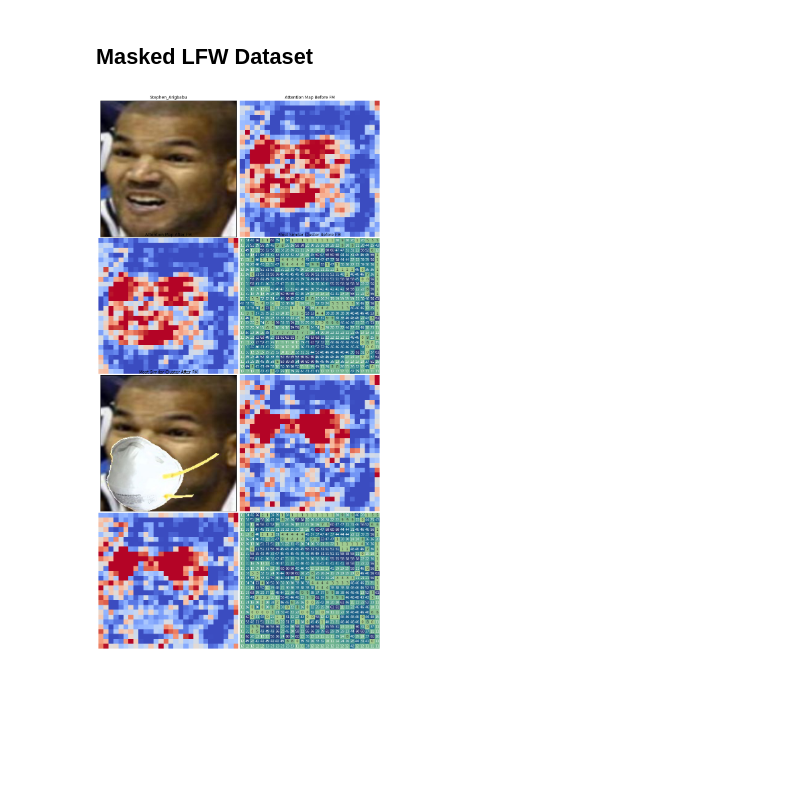
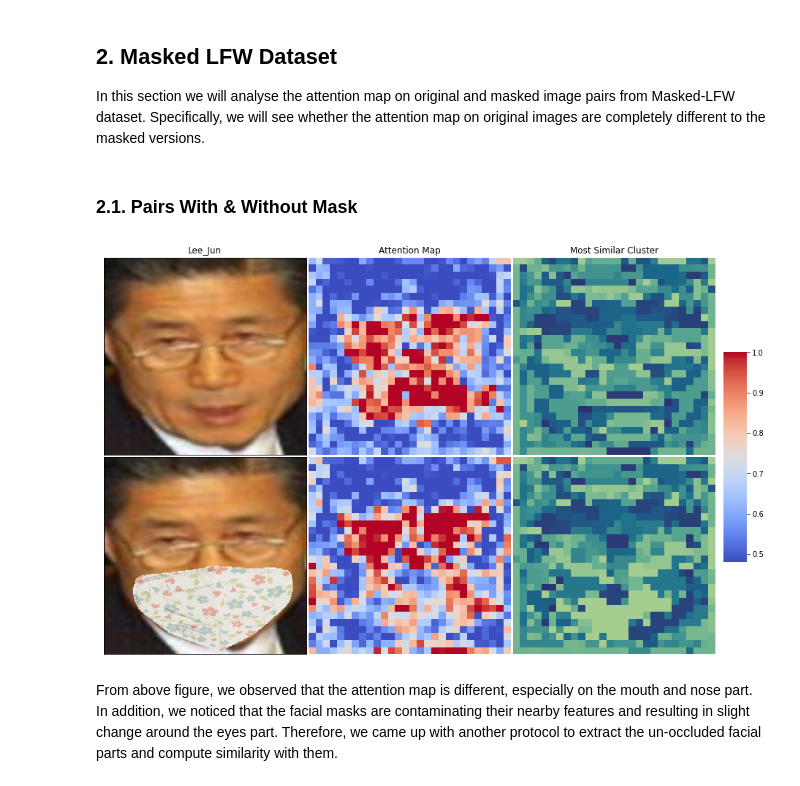
Before and after one commit to suryaParyanta/Final_year_project, a Jupyter notebook: notebooks/visualize_attention_face.ipynb, the cells around one changed output. Drawn from its saved outputs; the diff is of its cells as text; code cells hidden in the pictures; blank space fills up the shorter version.

```diff
--- a/notebooks/visualize_attention_face.ipynb
+++ b/notebooks/visualize_attention_face.ipynb
@@ -175,3 +248,6 @@ plt.show()
 # %% [markdown]
-## Masked LFW Dataset
+<a name='2'> </a>
+## 2. Masked LFW Dataset
+
+In this section we will analyse the attention map on original and masked image pairs from Masked-LFW dataset. Specifically, we will see whether the attention map on original images are completely different to the masked versions.
 # %%
@@ -220,7 +301,7 @@ def get_pairs_images(pair_line, file_ext = ''):
         filename1 = f'{pair_line[0]}_' + fileid1 + file_ext + '.jpg'
         filename2 = f'{pair_line[2]}_' + fileid2 + file_ext + '.jpg'
 
-    return filename1, filename2
+    return filename1, filename2, False
 
 
 def get_masked_pairs(pair_line, file_ext = ''):
@@ -244,8 +325,17 @@ def predict(model, image, device = 'cpu'):
     with torch.no_grad():
         feature, additional_loss, additional_output = model(image)
 
-        attn_before = additional_output['attn_map'][0]
-        attn_after = additional_output['attn_map'][-1]
-        sim_cluster = additional_output['similar_cluster']
+        attn_second_last = additional_output["attn_map"][-1]
+        sim_cluster = additional_output["sim_cluster"][-1]
 
-    return feature, {"attn_before": attn_before, "attn_after": attn_after, "similar_cluster": sim_cluster}
+    return feature, attn_second_last, sim_cluster
+
+
+# define transformation
+transform_face = transforms.Compose([
+    transforms.Resize((224, 224)),
+    transforms.ToTensor(),
+    transforms.Normalize(mean = (0.5, 0.5, 0.5), std = (0.5, 0.5, 0.5))
+])
+
+pairs = read_pairs(test_root, test_annot)
@@ -274,56 +342,55 @@ face_model.eval();
+# %% [markdown]
+<a name='2.1'> </a>
+### 2.1. Pairs With & Without Mask
 # %%
 sample_idx = np.random.randint(len(pairs), size = 1)[0]
 
 sample_pairs = pairs[sample_idx]
 filename1, filename2, _ = get_masked_pairs(sample_pairs)
 
-img1 = Image.open(os.path.join(dataset_root, test_data, filename1)).convert('RGB')
-img2 = Image.open(os.path.join(dataset_root, test_data, filename2)).convert('RGB')
+img1 = Image.open(os.path.join(test_root, test_images, filename1)).convert('RGB')
+img2 = Image.open(os.path.join(test_root, test_images, filename2)).convert('RGB')
 
 tensor_img1 = transform_face(img1).unsqueeze(0)
 tensor_img2 = transform_face(img2).unsqueeze(0)
 
-_, outputs1 = predict(face_model, tensor_img1, device = device)
-attn_before1 = torch.squeeze(outputs1["attn_before"]).to("cpu").numpy()
-attn_after1 = torch.squeeze(outputs1["attn_after"]).to("cpu").numpy()
-sim_cluster_before = torch.squeeze(outputs1["similar_cluster"][0]).to("cpu").numpy()
-sim_cluster_after = torch.squeeze(outputs1["similar_cluster"][1]).to("cpu").numpy()
+_, attn_second_last, sim_cluster = predict(model, tensor_img1, device = device)
+attn_second_last = torch.squeeze(attn_second_last).to("cpu").numpy()
+sim_cluster = torch.squeeze(sim_cluster).to("cpu").numpy()
 
-_, outputs2 = predict(face_model, tensor_img2, device = device)
-attn_before2 = torch.squeeze(outputs2["attn_before"]).to("cpu").numpy()
-attn_after2 = torch.squeeze(outputs2["attn_after"]).to("cpu").numpy()
-sim_cluster_before2 = torch.squeeze(outputs2["similar_cluster"][0]).to("cpu").numpy()
-sim_cluster_after2 = torch.squeeze(outputs2["similar_cluster"][1]).to("cpu").numpy()
+_, attn_second_last2, sim_cluster2 = predict(model, tensor_img2, device = device)
+attn_second_last2 = torch.squeeze(attn_second_last2).to("cpu").numpy()
+sim_cluster2 = torch.squeeze(sim_cluster2).to("cpu").numpy()
+
+data = [[img1, attn_second_last, sim_cluster],
+        [img2, attn_second_last2, sim_cluster2]]
 
 # visualize the result
 id_name1 = filename1.split('_0')[0]
 id_name2 = filename2.split('_0')[0]
 
-fig, ax = plt.subplots(4,2, figsize = (15,30))
+fig, ax = plt.subplots(2,3, figsize = (15,10))
+cbar_ax = fig.add_axes([.91, .3, .03, .4])
 ax = ax.flat
 
-data = [[img1, attn_before1, attn_after1 , sim_cluster_after],
-        [img2, attn_before2, attn_after2, sim_cluster_after2]]
-
-for i in range(0, 8, 4):
-    ax[i].imshow(data[i//3][0])
-
-    sns.heatmap(data[i//3][1], cmap = 'coolwarm', ax = ax[i+1], cbar = False)
-    sns.heatmap(data[i//3][2], cmap = 'coolwarm', ax = ax[i+2], cbar = False)
-
-    sns.heatmap(data[i//3][3], cmap = "crest", ax = ax[i+3], cbar = False, annot = True)
+for i in range(0, len(ax), 3):
+    ax[i].imshow(data[i//3][0], aspect = "auto")
+    sns.heatmap(data[i//3][1], cmap = 'coolwarm',
+                ax = ax[i+1], cbar = i+1 == 1, cbar_ax = None if i+1 != 1 else cbar_ax)
+    sns.heatmap(data[i//3][2], cmap = "crest", ax = ax[i+2], cbar = False, annot = False)
 
 ax[0].set_title(id_name1)
-ax[1].set_title("Attention Map Before FM")
-ax[2].set_title("Attention Map After FM")
-ax[3].set_title("Most Similar Cluster Before FM")
-ax[4].set_title("Most Similar Cluster After FM")
+ax[1].set_title("Attention Map")
+ax[2].set_title("Most Similar Cluster")
 
 for axis in ax:
     axis.set_xticks([])
     axis.set_yticks([])
 
 plt.subplots_adjust(wspace = 0.01, hspace = 0.01)
 plt.show()
+fig.savefig(os.path.join(save_dir, "single_pair_Masked-LFW.jpg"))
 # %% [output]
-[figure, old version]
+[figure, new version]
+# %% [markdown]
+From above figure, we observed that the attention map is different, especially on the mouth and nose part. In addition, we noticed that the facial masks are contaminating their nearby features and resulting in slight change around the eyes part. Therefore, we came up with another protocol to extract the un-occluded facial parts and compute similarity with them.
```
Also changed, not shown: parts of 27 cells of this notebook, 3 other files.
